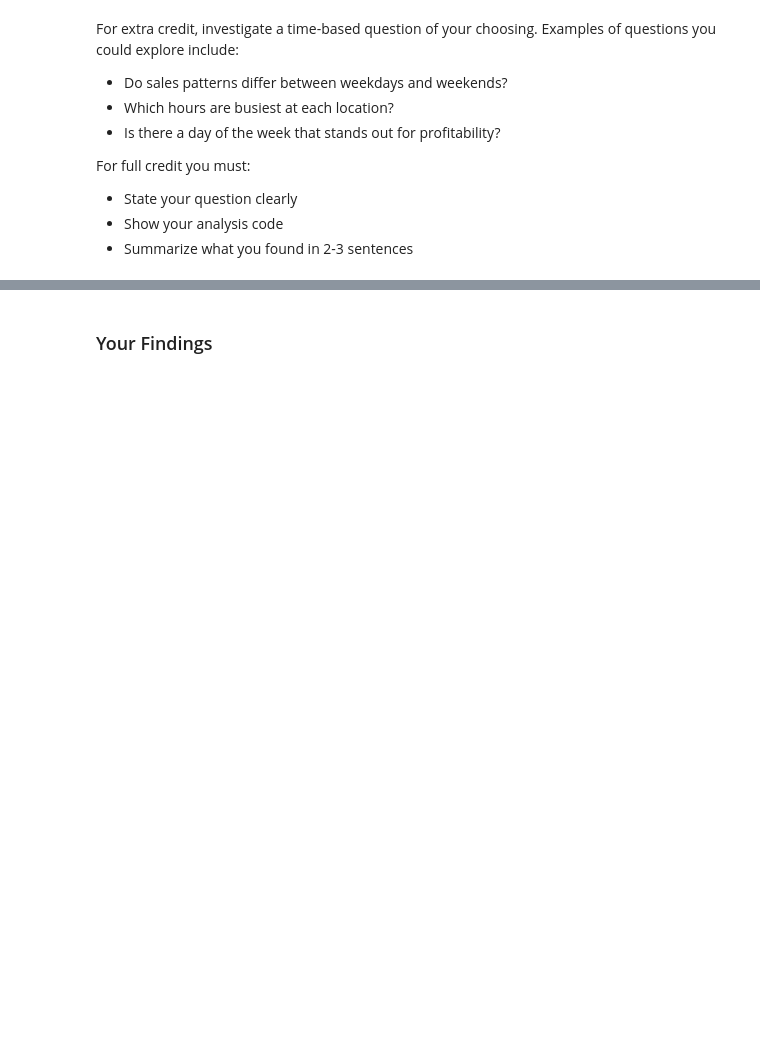
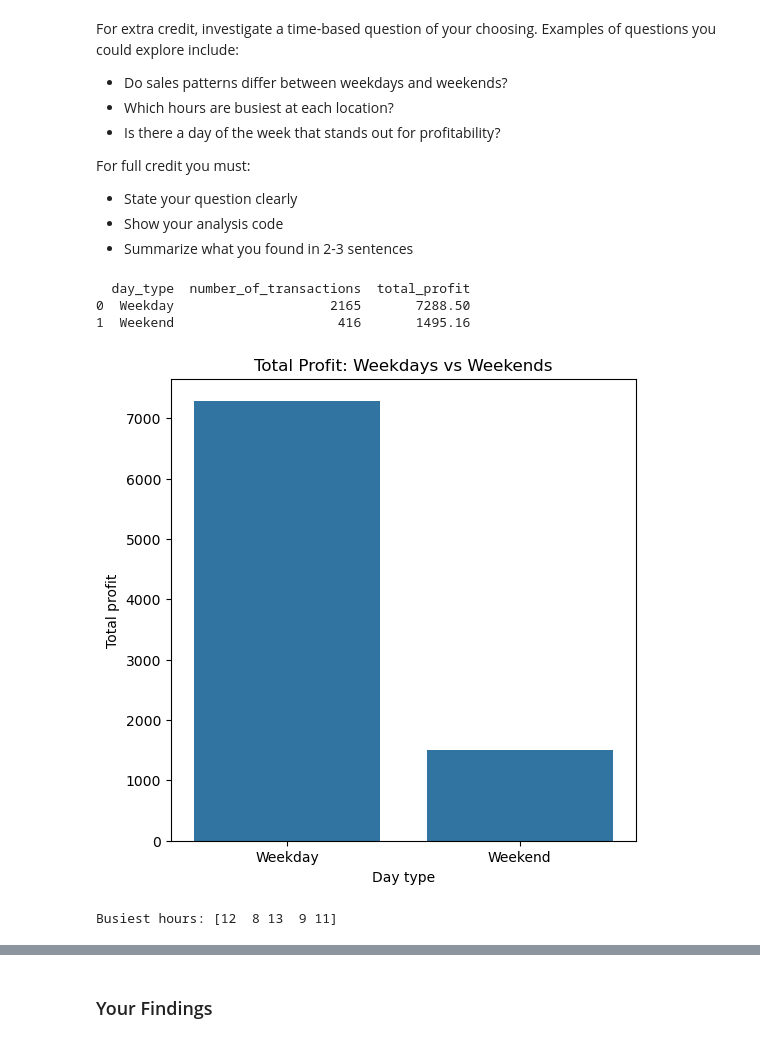
Before and after one commit to nnineeight/py4eda-work, a Jupyter notebook: test2b/test_2b.ipynb, the cells around one changed output, grey strips where cells are left out. Drawn from its saved outputs; the diff is of its cells as text; code cells hidden in the pictures; blank space fills up the shorter version.

Commit message:
Completed time series analysis

```diff
--- a/test2b/test_2b.ipynb
+++ b/test2b/test_2b.ipynb
@@ -381,4 +381,40 @@ For full credit you must:
 - Show your analysis code
 - Summarize what you found in 2-3 sentences
 # %%
-# Bonus: Your time-based analysis here
+sales_w_prod_info["day_of_week"] = sales_w_prod_info["timestamp"].dt.day_name()
+
+sales_w_prod_info["day_type"] = "Weekday"
+sales_w_prod_info.loc[
+    (sales_w_prod_info["day_of_week"] == "Saturday") |
+    (sales_w_prod_info["day_of_week"] == "Sunday"),
+    "day_type"
+] = "Weekend"
+
+sales_w_prod_info["hour"] = sales_w_prod_info["timestamp"].dt.hour
+# %%
+# 1: Do sales patterns differ between weekdays and weekends?
+
+weekday_vs_weekend = sales_w_prod_info.groupby("day_type").agg({
+    "transaction_id": "count",
+    "profit": "sum"
+}).reset_index()
+
+weekday_vs_weekend = weekday_vs_weekend.rename(columns={
+    "transaction_id": "number_of_transactions",
+    "profit": "total_profit"
+})
+
+print(weekday_vs_weekend)
+# %% [output]
+  day_type  number_of_transactions  total_profit
+0  Weekday                    2165       7288.50
+1  Weekend                     416       1495.16
+# %%
+plt.figure( figsize = (6, 6))
+sns.barplot(data=weekday_vs_weekend, x="day_type", y="total_profit")
+plt.xlabel("Day type")
+plt.ylabel("Total profit")
+plt.title("Total Profit: Weekdays vs Weekends")
+plt.show()
+# %% [output]
+[figure, added]
@@ -384,0 +436,8 @@ For full credit you must:
+# %%
+# busiest hours = no. of transactions > 70
+busiest_hours = hourly_by_loc[hourly_by_loc["number_of_transactions"] > 70]
+busiest_hour_values = busiest_hours["hour"].unique()
+
+print(f"Busiest hours: {busiest_hour_values}")
+# %% [output]
+Busiest hours: [12  8 13  9 11]
```
Also changed, not shown: parts of 6 cells of this notebook.
